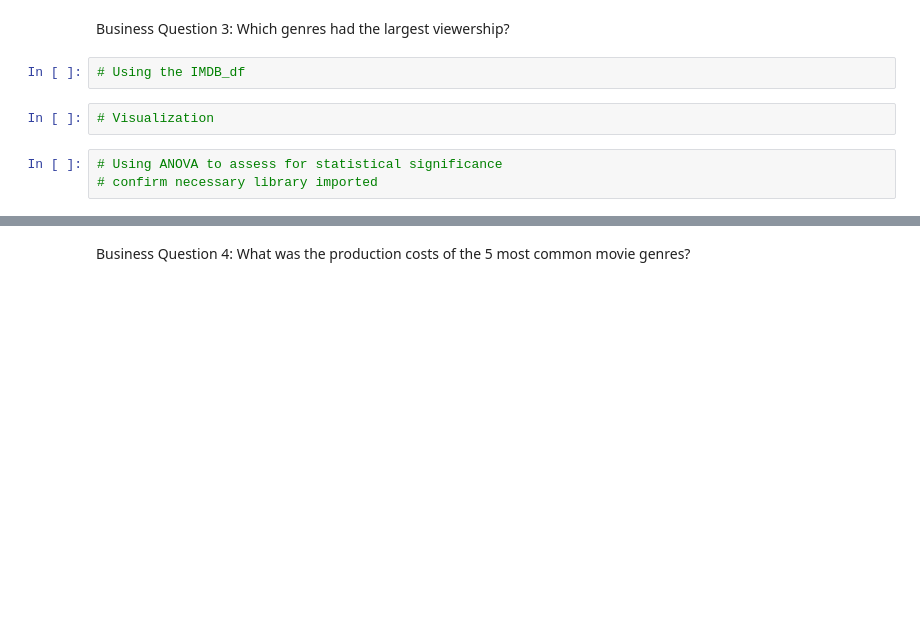
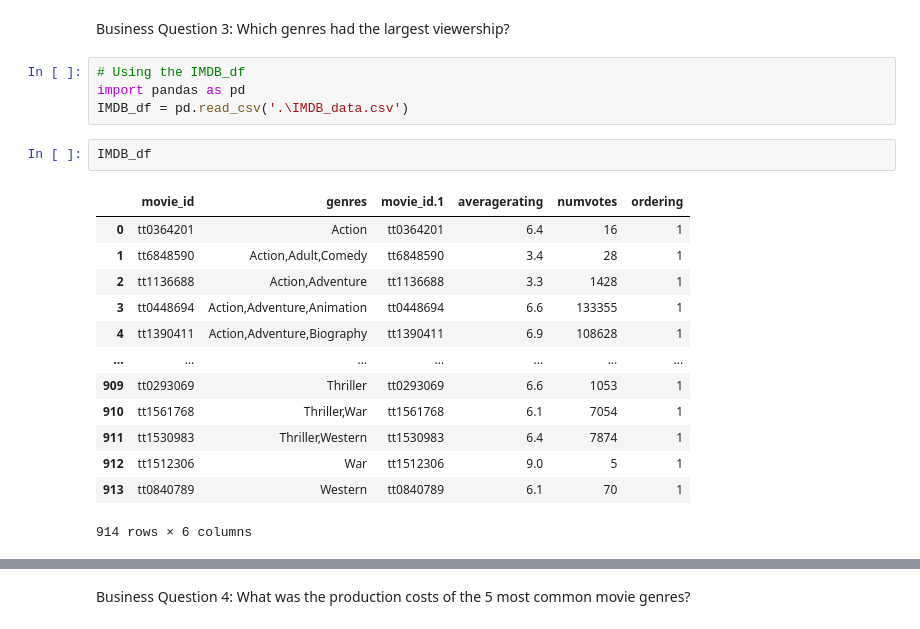
Before and after one commit to thomasamuti-cpu/Movies_project_moringa, a Jupyter notebook: student.ipynb, the cells around one changed output, grey strips where cells are left out. Cells and saved outputs as stored; diff of their text form; blank space fills up the shorter version.

```diff
--- a/student.ipynb
+++ b/student.ipynb
@@ -364,8 +364,21 @@ Business Question 2: Which genres received the highest audience rating? (average
 Business Question 3: Which genres had the largest viewership?
 # %%
 # Using the IMDB_df
+import pandas as pd
+IMDB_df = pd.read_csv('.\IMDB_data.csv')
-# %%
-# Visualization
-# %%
-# Using ANOVA to assess for statistical significance
-# confirm necessary library imported
+# %%
+IMDB_df
+# %% [output]
+|  | movie_id | genres | movie_id.1 | averagerating | numvotes | ordering |
+| 0 | tt0364201 | Action | tt0364201 | 6.4 | 16 | 1 |
+| 1 | tt6848590 | Action,Adult,Comedy | tt6848590 | 3.4 | 28 | 1 |
+| 2 | tt1136688 | Action,Adventure | tt1136688 | 3.3 | 1428 | 1 |
+| 3 | tt0448694 | Action,Adventure,Animation | tt0448694 | 6.6 | 133355 | 1 |
+| 4 | tt1390411 | Action,Adventure,Biography | tt1390411 | 6.9 | 108628 | 1 |
+| ... | ... | ... | ... | ... | ... | ... |
+| 909 | tt0293069 | Thriller | tt0293069 | 6.6 | 1053 | 1 |
+| 910 | tt1561768 | Thriller,War | tt1561768 | 6.1 | 7054 | 1 |
+| 911 | tt1530983 | Thriller,Western | tt1530983 | 6.4 | 7874 | 1 |
+| 912 | tt1512306 | War | tt1512306 | 9.0 | 5 | 1 |
+| 913 | tt0840789 | Western | tt0840789 | 6.1 | 70 | 1 |
+914 rows × 6 columns
```
Also changed, not shown: parts of 3 cells of this notebook.
